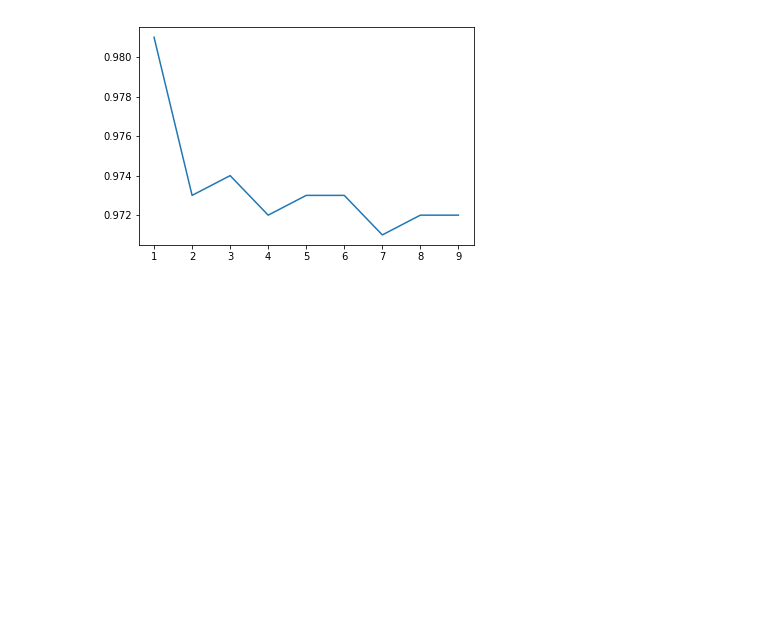
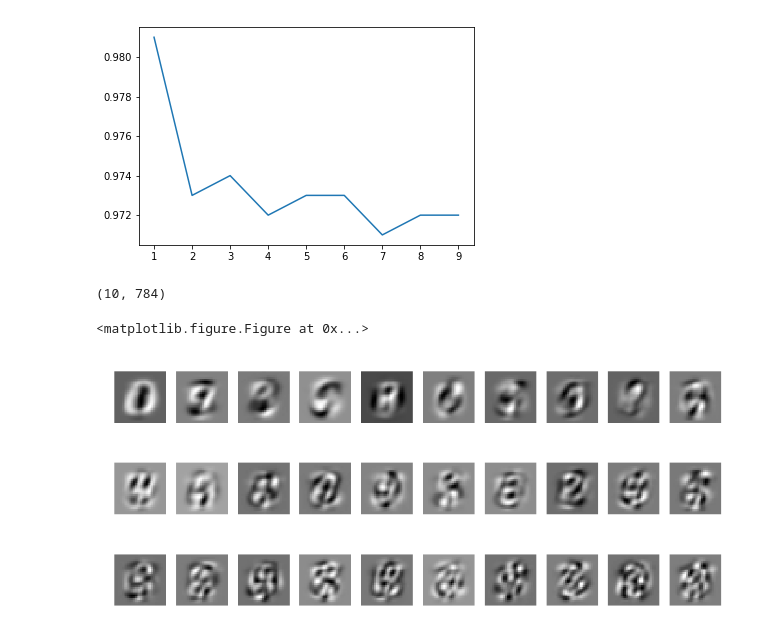
Before and after one commit to afcarl/randomfun, a Jupyter notebook: MNIST-kNN.ipynb, the cells around one changed output. Saved outputs shown, nothing was run; the diff lists cells and outputs as text; code cells hidden in the pictures; blank space fills up the shorter version.

Commit message:
visualizing pca components

```diff
--- a/MNIST-kNN.ipynb
+++ b/MNIST-kNN.ipynb
@@ -220,3 +220,18 @@ plt.plot(Ks, accuL)
 plt.show()
 # %% [output]
 [figure]
+# %%
+print(np.shape(pca.components_[:10]))
+%matplotlib inline
+# Plot the graph
+plt.gray()
+fig = plt.figure( figsize=(16,7) )
+for i in range(0,30):
+    ax = fig.add_subplot(3,10,i+1)
+    ax.matshow(pca.components_[i].reshape((28,28)).astype(float))
+    ax.axis("off")
+plt.show()
+# %% [output]
+(10, 784)
+<matplotlib.figure.Figure at 0x...>
+[figure, added]
```
